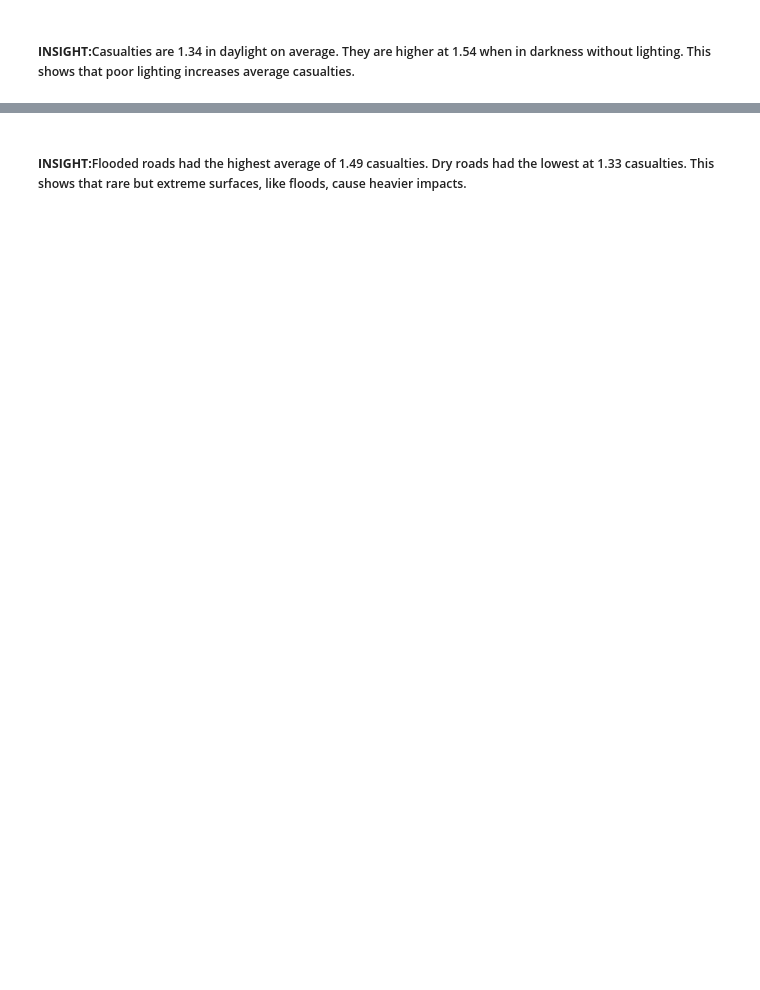
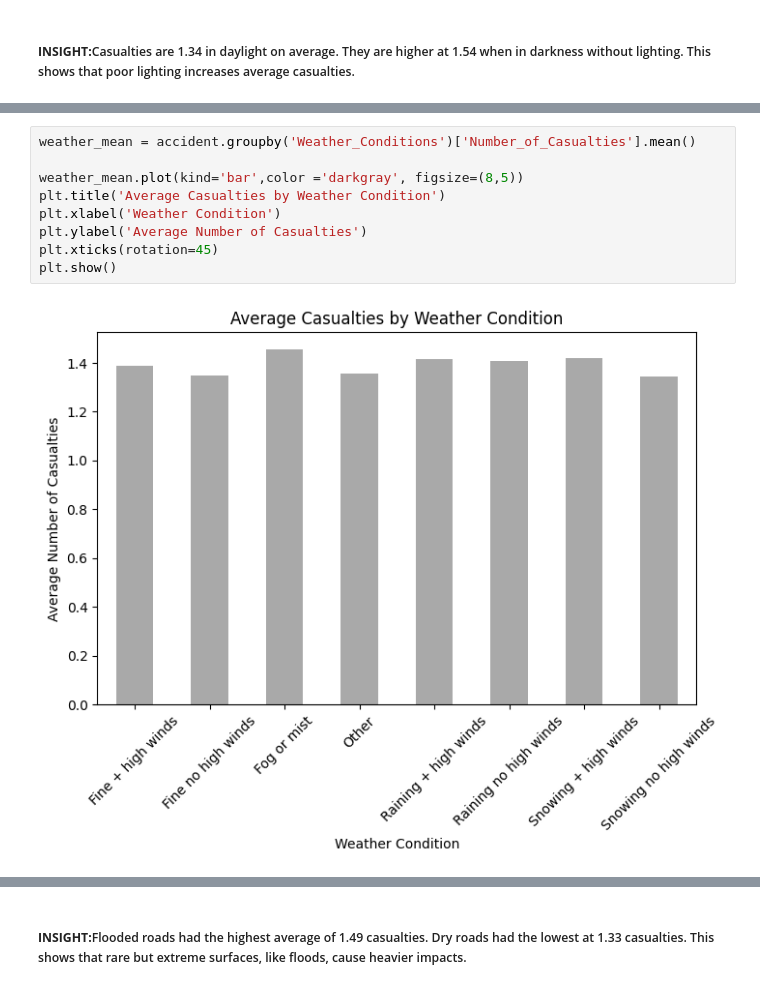
Before and after one commit to notmarga/ELEC303-FELONIA, a Jupyter notebook: Activity2.ipynb, the cells around one changed output, grey strips where cells are left out. Saved outputs shown, nothing was run; the diff lists cells and outputs as text; blank space fills up the shorter version.

```diff
--- a/Activity2.ipynb
+++ b/Activity2.ipynb
@@ -396,0 +366,11 @@ Bad weather makes each crash more harmful, even if they happen less often.></h5>
+# %%
+weather_mean = accident.groupby('Weather_Conditions')['Number_of_Casualties'].mean()
+
+weather_mean.plot(kind='bar',color ='darkgray', figsize=(8,5))
+plt.title('Average Casualties by Weather Condition')
+plt.xlabel('Weather Condition')
+plt.ylabel('Average Number of Casualties')
+plt.xticks(rotation=45)
+plt.show()
+# %% [output]
+[figure, added]
```
Also changed, not shown: parts of 49 cells of this notebook.
